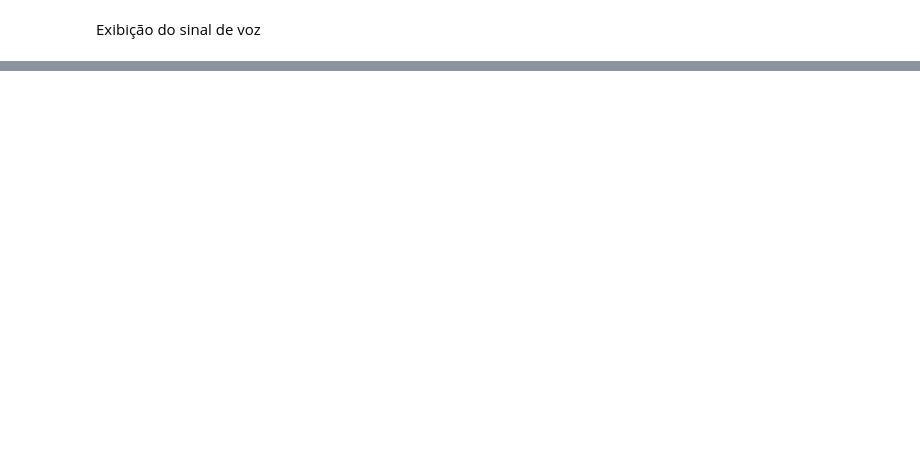
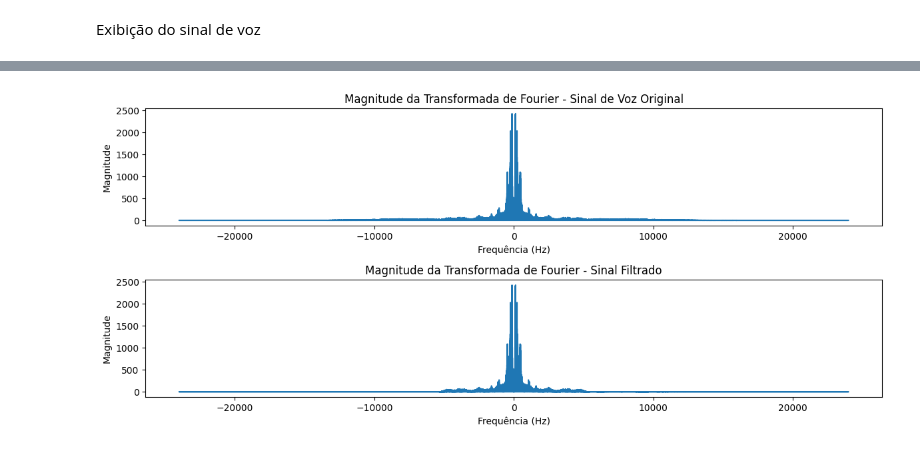
Before and after one commit to vichierro/RegistroEstacionamento, a Jupyter notebook: Filtro_Voz_IIR.ipynb, the cells around one changed output, grey strips where cells are left out. Drawn from its saved outputs; the diff is of its cells as text; code cells hidden in the pictures; blank space fills up the shorter version.

```diff
--- a/Filtro_Voz_IIR.ipynb
+++ b/Filtro_Voz_IIR.ipynb
@@ -73,0 +113,29 @@ print(len(upsampled_signal))
+# %%
+# Cálculo da Transformada de Fourier
+voice_fft = np.abs(np.fft.fft(voice_signal))
+filtered_fft = np.abs(np.fft.fft(filtered_signal))
+
+# Frequências correspondentes à Transformada de Fourier
+frequencies = np.fft.fftfreq(len(voice_signal), d=1/fs_original)
+
+# Plot dos gráficos da magnitude da Transformada de Fourier
+plt.figure(figsize=(12, 10))
+
+# Sinal de voz original
+plt.subplot(4, 1, 1)
+plt.plot(frequencies, voice_fft)
+plt.title('Magnitude da Transformada de Fourier - Sinal de Voz Original')
+plt.xlabel('Frequência (Hz)')
+plt.ylabel('Magnitude')
+
+# Sinal de voz filtrado
+plt.subplot(4, 1, 2)
+plt.plot(frequencies, filtered_fft)
+plt.title('Magnitude da Transformada de Fourier - Sinal Filtrado')
+plt.xlabel('Frequência (Hz)')
+plt.ylabel('Magnitude')
+
+plt.tight_layout()
+plt.show()
+# %% [output]
+[figure, added]
```
Also changed, not shown: parts of 41 cells of this notebook.
